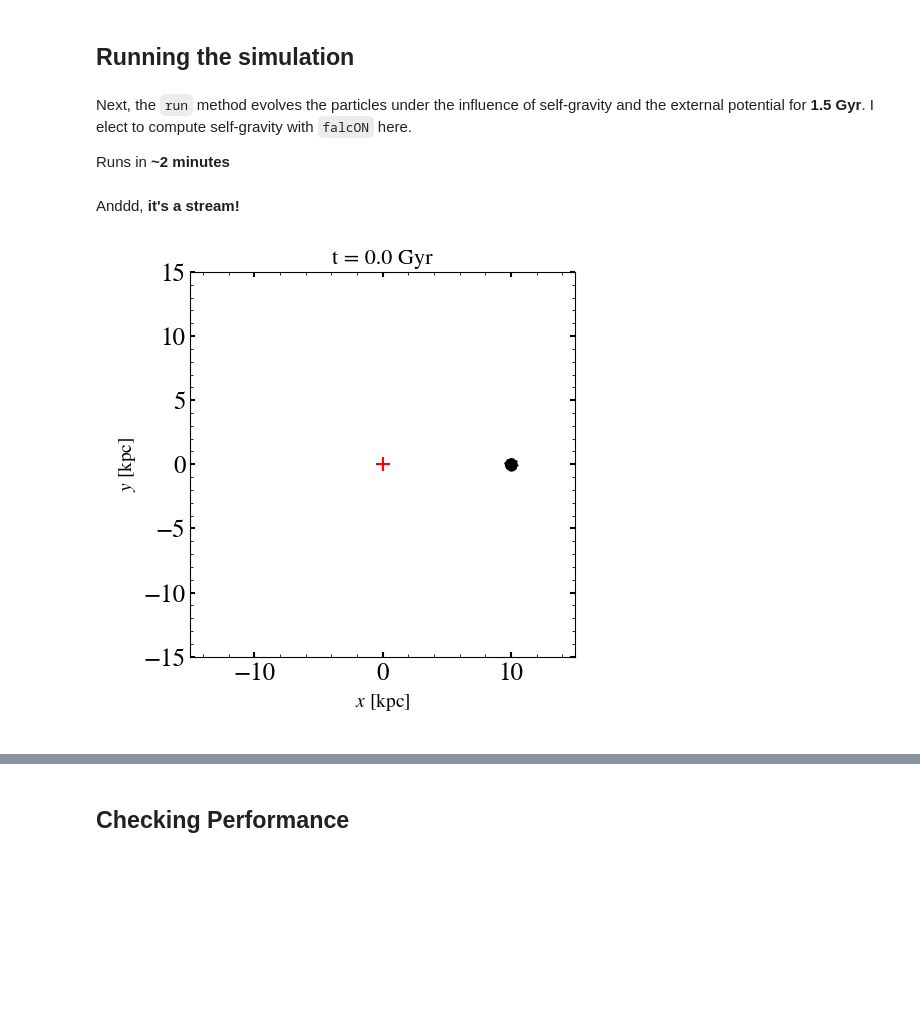
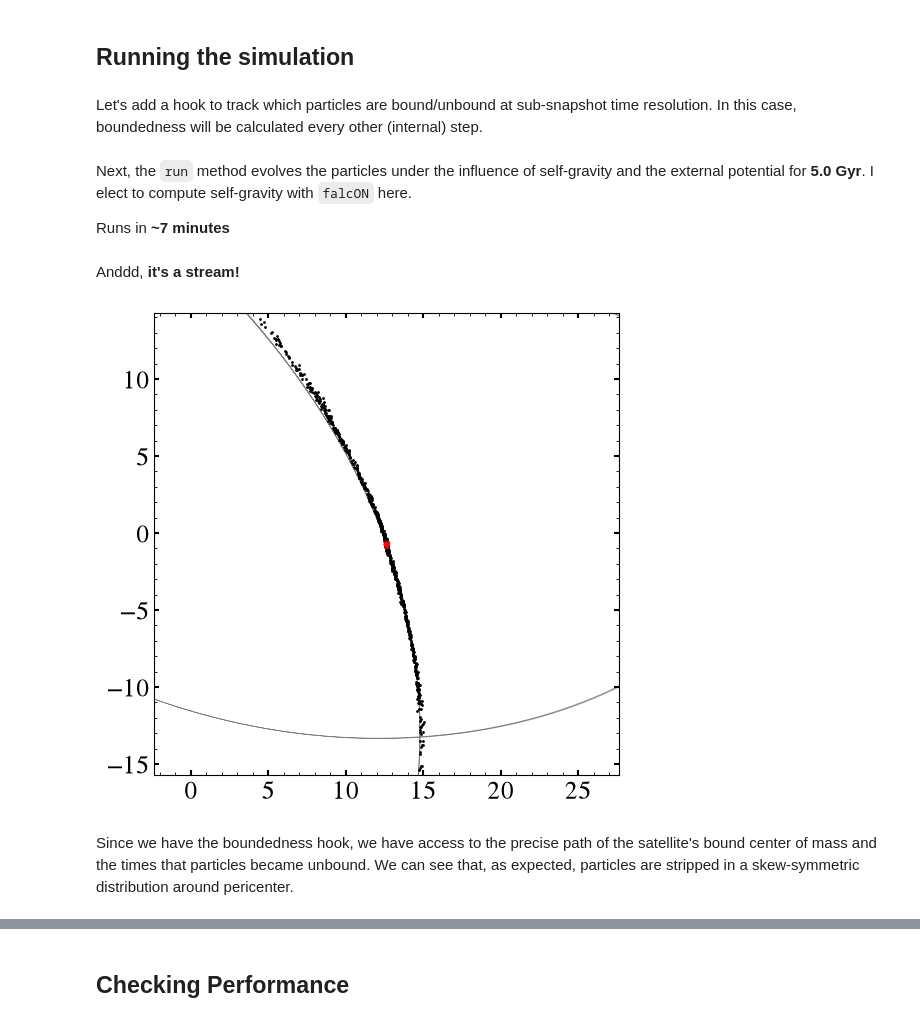
Before and after one commit to sgpfaff/ezfalcon, a Jupyter notebook: docs/examples/GC_stream.ipynb, the cells around one changed output, grey strips where cells are left out. Cells and saved outputs as stored; diff of their text form; code cells hidden in the pictures; blank space fills up the shorter version.

```diff
--- a/docs/examples/GC_stream.ipynb
+++ b/docs/examples/GC_stream.ipynb
@@ -180,2 +184,4 @@ plt.show()
 # %% [markdown]
 ## Running the simulation
+# %% [markdown]
+Let's add a hook to track which particles are bound/unbound at sub-snapshot time resolution. In this case, boundedness will be calculated every other (internal) step.
@@ -182,5 +193,5 @@ plt.show()
 # %% [markdown]
-Next, the `run` method evolves the particles under the influence of self-gravity and the external potential for **1.5 Gyr**. I elect to compute self-gravity with `falcON` here.
+Next, the `run` method evolves the particles under the influence of self-gravity and the external potential for **5.0 Gyr**. I elect to compute self-gravity with `falcON` here.
 
-Runs in **~2 minutes**
+Runs in **~7 minutes**
 # %%
@@ -188,40 +199,2 @@ stream.run(t_end = 1.5, dt = 0.0005, dt_out=0.01, method='falcON', eps=0.01)
 # %% [markdown]
 Anddd, **it's a stream!**
-# %%
-import numpy as np
-from matplotlib.animation import FuncAnimation, PillowWriter
-from IPython.display import Image
-
-# Show every `stride`-th snapshot; raise it to shrink the gif.
-stride = 2
-
-# Build the axes/artists once so the layout is fixed for every frame (prevents
-# the title/labels getting clipped) and only update what changes per frame.
-fig, ax = plt.subplots(figsize=(5, 5), dpi=100)
-ax.set_xlim(-15, 15)
-ax.set_ylim(-15, 15)
-ax.set_aspect('equal')
-ax.set_xlabel(r'$x$ [kpc]', fontsize=14)
-ax.set_ylabel(r'$y$ [kpc]', fontsize=14)
-ax.scatter(0, 0, s=100, c='r', marker='+', zorder=3)   # progenitor center
-pts = ax.scatter([], [], s=1.0, c='k', alpha=0.5)
-title = ax.set_title('', fontsize=16)
-fig.tight_layout()
-
-def update(frame):
-    i = frame * stride
-    pts.set_offsets(np.column_stack([stream.x(i), stream.y(i)]))
-    title.set_text(f't = {stream.times[i]:.1f} Gyr')
-    return pts, title
-
-# frames spans every snapshot, so the gif always covers the full run.
-ani = FuncAnimation(fig, update, frames=len(stream.times) // stride, interval=100)
-
-# Real .gif via Pillow (no ffmpeg); embedded as image/gif in the saved output so
-# it ships with nb_execution_mode="off". Re-run locally + commit to refresh.
-ani.save('GC_stream_evolution.gif', writer=PillowWriter(fps=12))
-plt.close(fig)
-
-Image('GC_stream_evolution.gif', embed=True)
-# %% [output]
-[figure, removed]
@@ -250,0 +201,21 @@ plt.close(fig)
+# %%
+t_ind = -1
+skip = 10
+
+bnd = bh.mask_at(stream.times[t_ind])
+
+com = np.array(bh.com)
+plt.figure(figsize=(6,6))
+plt.plot(com[:,0], com[:, 1], c='k', alpha=0.5, lw=0.5, zorder=0)
+
+plt.scatter(stream.x(t_ind)[~bnd][::skip], stream.y(t_ind)[~bnd][::skip], c='k',alpha=1., s=1)
+plt.scatter(stream.x(t_ind)[bnd][::skip], stream.y(t_ind)[bnd][::skip], s=2, alpha=1, c='r')
+com_t_ind = np.argmin(np.abs(stream.times[t_ind] - bh.t))
+plt.xlim(com[com_t_ind][0] - 15, com[com_t_ind][0] + 15)
+plt.ylim(com[com_t_ind][1] - 15, com[com_t_ind][1] + 15)
+plt.xlabel
+plt.show()
+# %% [output]
+[figure, added]
+# %% [markdown]
+Since we have the boundedness hook, we have access to the precise path of the satellite's bound center of mass and the times that particles became unbound. We can see that, as expected, particles are stripped in a skew-symmetric distribution around pericenter.
```
Also changed, not shown: parts of 35 cells of this notebook, 10 other files.
